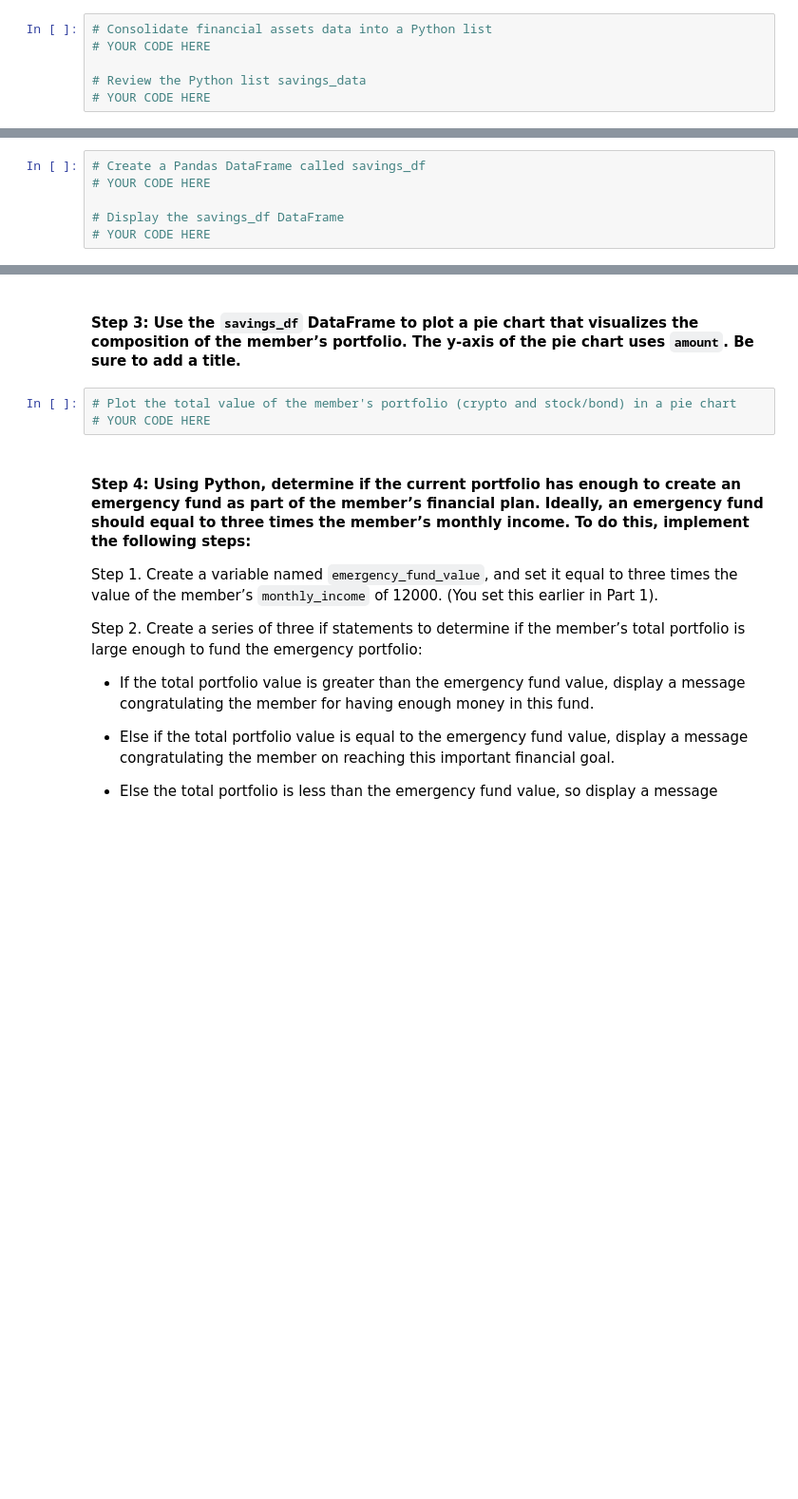
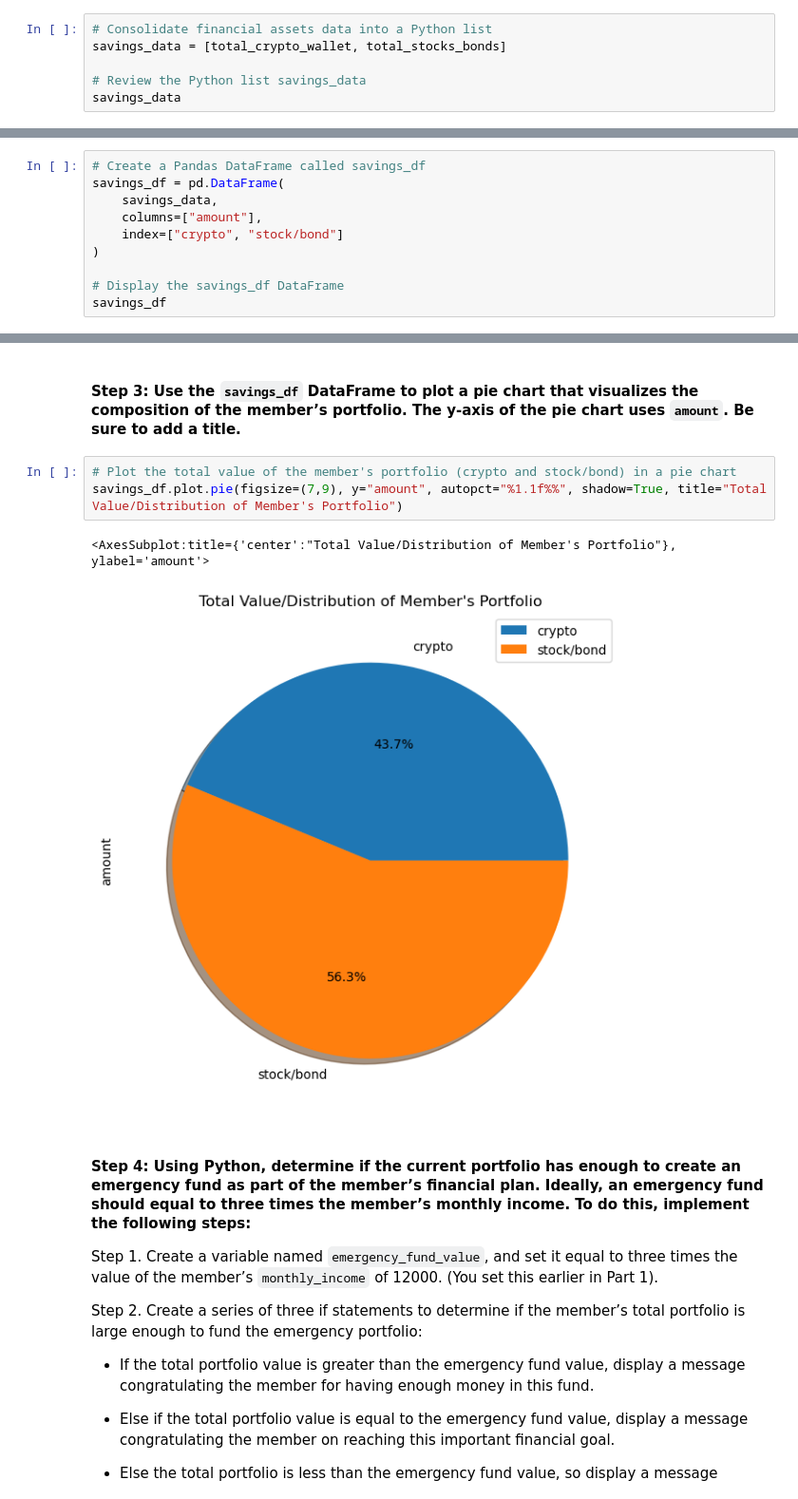
Before and after one commit to djohnst914/Evaluate_Financial_Health_Tool, a Jupyter notebook: financial_planning_tools.ipynb, the cells around one changed output, grey strips where cells are left out. Shown at 95% size. Saved outputs shown, nothing was run; the diff lists cells and outputs as text; blank space fills up the shorter version.

Commit message:
create list, create df, use df to plot pie

```diff
--- a/financial_planning_tools.ipynb
+++ b/financial_planning_tools.ipynb
@@ -336,7 +336,7 @@ In this section, you’ll use the valuations for the cryptocurrency wallet and f
 #### Step 1: Create a Python list named `savings_data` that has two elements. The first element contains the total value of the cryptocurrency wallet. The second element contains the total value of the stock and bond portions of the portfolio.
 # %%
 # Consolidate financial assets data into a Python list
-# YOUR CODE HERE
+savings_data = [total_crypto_wallet, total_stocks_bonds]
 
 # Review the Python list savings_data
-# YOUR CODE HERE
+savings_data
@@ -350,7 +352,11 @@ In this section, you’ll use the valuations for the cryptocurrency wallet and f
 - `index`: Set this parameter equal to a Python list with the values of `crypto` and `stock/bond`.
 # %%
 # Create a Pandas DataFrame called savings_df
-# YOUR CODE HERE
+savings_df = pd.DataFrame(
+    savings_data,
+    columns=["amount"],
+    index=["crypto", "stock/bond"]
+)
 
 # Display the savings_df DataFrame
-# YOUR CODE HERE
+savings_df
@@ -358,7 +368,10 @@ In this section, you’ll use the valuations for the cryptocurrency wallet and f
 #### Step 3: Use the `savings_df` DataFrame to plot a pie chart that visualizes the composition of the member’s portfolio. The y-axis of the pie chart uses `amount`. Be sure to add a title.
 # %%
 # Plot the total value of the member's portfolio (crypto and stock/bond) in a pie chart
-# YOUR CODE HERE
+savings_df.plot.pie(figsize=(7,9), y="amount", autopct="%1.1f%%", shadow=True, title="Total Value/Distribution of Member's Portfolio")
+# %% [output]
+<AxesSubplot:title={'center':"Total Value/Distribution of Member's Portfolio"}, ylabel='amount'>
+[figure, added]
 # %% [markdown]
 #### Step 4: Using Python, determine if the current portfolio has enough to create an emergency fund as part of the member’s financial plan. Ideally, an emergency fund should equal to three times the member’s monthly income. To do this, implement the following steps:
 
```
Also changed, not shown: parts of 2 cells of this notebook.
